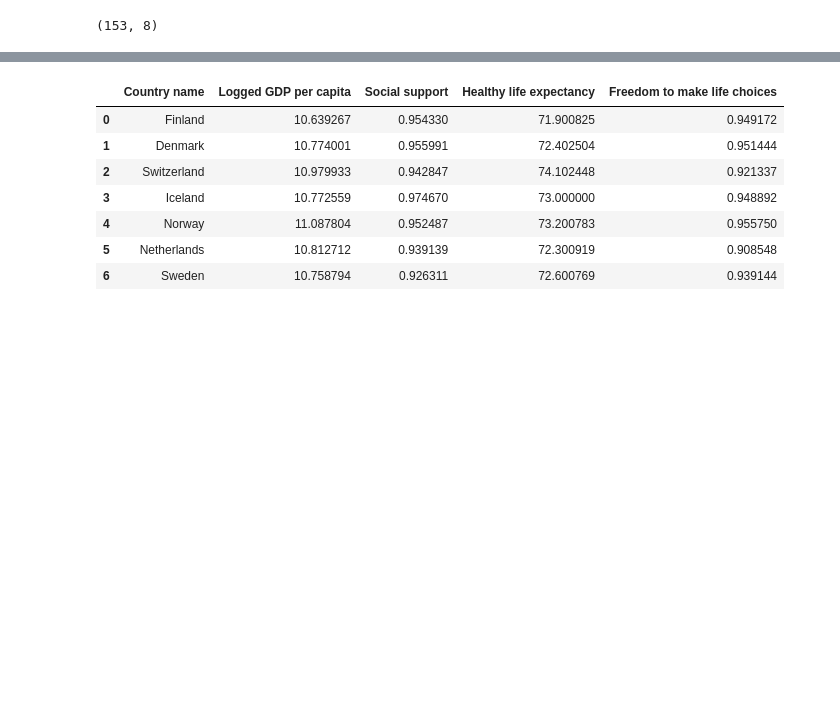
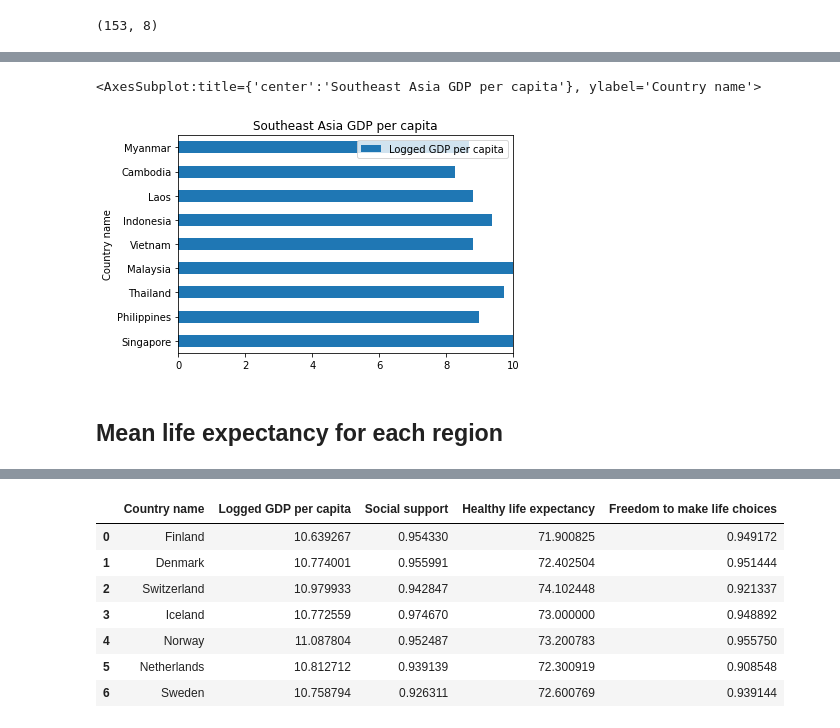
Before and after one commit to ngpshan/covid-19-world-happiness-report, a Jupyter notebook: covid19worldhappiness_report2020.ipynb, the cells around one changed output, grey strips where cells are left out. Saved outputs shown, nothing was run; the diff lists cells and outputs as text; code cells hidden in the pictures; blank space fills up the shorter version.

```diff
--- a/covid19worldhappiness_report2020.ipynb
+++ b/covid19worldhappiness_report2020.ipynb
@@ -26,0 +70,7 @@ df.shape
+# %%
+SEAsia.plot(x='Country name', y='Logged GDP per capita', kind='barh', title='Southeast Asia GDP per capita', xlim=(0,10))
+# %% [output]
+<AxesSubplot:title={'center':'Southeast Asia GDP per capita'}, ylabel='Country name'>
+[figure, added]
+# %% [markdown]
+## Mean life expectancy for each region
```
Also changed, not shown: parts of 33 cells of this notebook.
